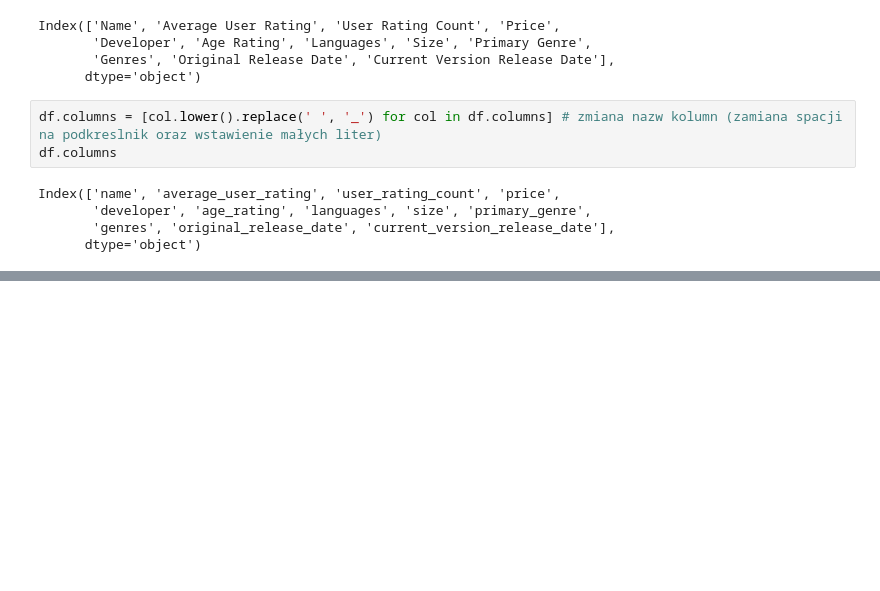
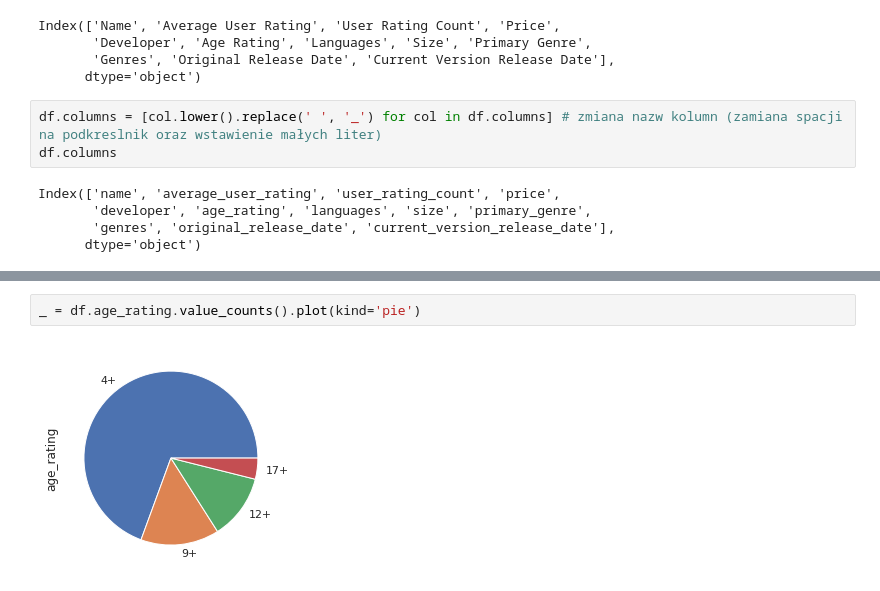
Before and after one commit to mietekdom/Data_Science_Cases, a Jupyter notebook: Appstore/Appstore.ipynb, the cells around one changed output, grey strips where cells are left out. Drawn from its saved outputs; the diff is of its cells as text; blank space fills up the shorter version.

```diff
--- a/Appstore/Appstore.ipynb
+++ b/Appstore/Appstore.ipynb
@@ -114,0 +161,4 @@ Index(['name', 'average_user_rating', 'user_rating_count', 'price',
+# %%
+_ = df.age_rating.value_counts().plot(kind='pie')
+# %% [output]
+[figure, added]
```
Also changed, not shown: parts of 8 cells of this notebook.
